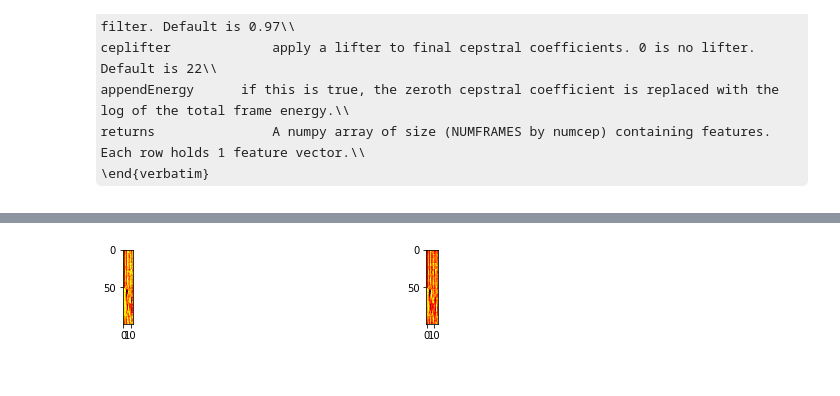
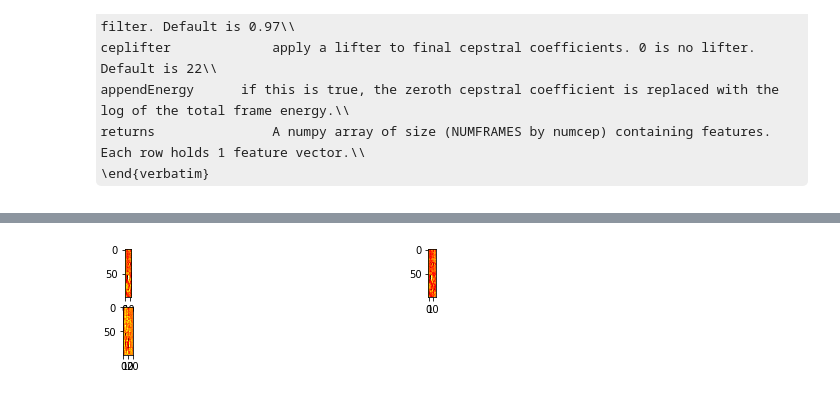
Before and after one commit to mrektor/HDA_speechCommand, a Jupyter notebook: Dataset And Features Dumper.ipynb, the cells around one changed output, grey strips where cells are left out. Saved outputs shown, nothing was run; the diff lists cells and outputs as text; code cells hidden in the pictures; some formulas as TeX source.

```diff
--- a/Dataset And Features Dumper.ipynb
+++ b/Dataset And Features Dumper.ipynb
@@ -114,0 +169,12 @@ rawDict loaded
+# %%
+key = 'silence'
+silence_percentage = 0.1
+max_noise_sound = 0.2
+silence_max = round(tot_samples*silence_percentage)
+values = []
+for i in range(silence_max):
+    noise = noiseSelector(noiseDict, 16000)
+    sig = noise * np.random.uniform(high = max_noise_sound)
+    values.append(sig)
+values = np.array(values)
+rawDict[key]=values
@@ -115,6 +183,6 @@ rawDict loaded
 # %%
 #toggle to force the computation
-reDo = False
+reDo = True
 #look for the spectrogram files
 if os.path.exists('variables/spectroDict.pkl') and not reDo:
     print('spectroDict found')
@@ -125,11 +193,11 @@ if os.path.exists('variables/spectroDict.pkl') and not reDo:
 else:
     spectroDict = {}
     print('Spectrogram features')
-    for key in rawDict:
-        print('Processing ',key)
+    for count, key in enumerate(rawDict):
+        print('Processing ',key, " (", count+1, "/", len(rawDict),")")
         array = []
         for sig in rawDict[key]:
-            sig.resize(16000, refcheck=False)
+            #sig.resize(16000, refcheck=False)
             frequencies, times, spectrogram = signal.spectrogram(sig, sampleRate)
             array.append(spectrogram)
         spectroDict[key] = np.array(array)
@@ -165,40 +250,34 @@ returns 	      A numpy array of size (NUMFRAMES by numcep) containing features.
 \end{verbatim}
 # %%
 # list with mfcc parameters in order: [numcep, nfilt, winlen, winstep]
-values = [[13,26,0.025,0.01],[15,30,0.025,0.01]]
+values = [[13,26,0.025,0.01],[15,30,0.025,0.01], [20,40,0.025,0.01]]
 with open('variables/mfccValues.pkl', 'wb') as f:
     pickle.dump(values, f)
-reDo = False
-toRemove = []
+reDo = True
 
 plt.figure(2,figsize=(10,3))
 #look for the already computed mfcc
 for count, i in enumerate(values):
     name = 'variables/mfccDict[nC='+str(i[0])+' wL='+str(i[2])+' wS='+str(i[3])+'].pkl'
     if os.path.exists(name) and not reDo:
-        print(name+' found')
+        print('\n'+name+' found')
         with open(name, 'rb') as f:
             mfccDict = pickle.load(f)
         plt.subplot(round(len(values)/2)+1, 2, count+1)
         plt.imshow(mfccDict['one'][0], cmap='hot', interpolation='nearest')
-        toRemove.append(i)
-#if found the corresponding parameter are deleted
-for i in toRemove:
-    values.remove(i)
+    else:
+        print('\n'+name+' not found')
+        mfccDict = {}
+        for countKey, key in enumerate(rawDict):
+            print('Processing ',key, " (", countKey+1, "/", len(rawDict),")" )
+            array = []
+            for sig in rawDict[key]:
+                mfcc_feat = mfcc(sig,sampleRate, numcep = i[0], nfilt = i[1], winlen = i[2], winstep = i[3])
+                array.append(mfcc_feat)
+            mfccDict[key] = np.array(array)
+        with open('variables/mfccDict[nC='+str(i[0])+' wL='+str(i[2])+' wS='+str(i[3])+'].pkl', 'wb') as f:
+            pickle.dump(mfccDict, f)
+        plt.subplot(round(len(values)/2)+1, 2, count+1)
+        plt.imshow(mfccDict['one'][0], cmap='hot', interpolation='nearest')
 plt.show()
-
-#compute the remaining mfcc with the parameters left
-for count, i in enumerate(values):
-    mfccMatDict = {}
-    print('MFCC features', count+1 , ' of ', len(values))
-    for key in rawDict:
-        print('Processing ',key)
-        array = []
-        for sig in rawDict[key]:
-            sig.resize(16000, refcheck=False)
-            mfcc_feat = mfcc(sig,sampleRate, numcep = i[0], nfilt = i[1], winlen = i[2], winstep = i[3])
-            array.append(mfcc_feat)
-        mfccMatDict[key] = np.array(array)
-    with open('variables/mfccDict[nC='+str(i[0])+' wL='+str(i[2])+' wS='+str(i[3])+'].pkl', 'wb') as f:
-        pickle.dump(mfccMatDict, f)
 # %% [output]
@@ -207 +301 @@ variables/mfccDict[nC=15 wL=0.025 wS=0.01].pkl found
-[figure, old version]
+[figure, new version]
```
Also changed, not shown: parts of 13 cells of this notebook, 1 other file.
